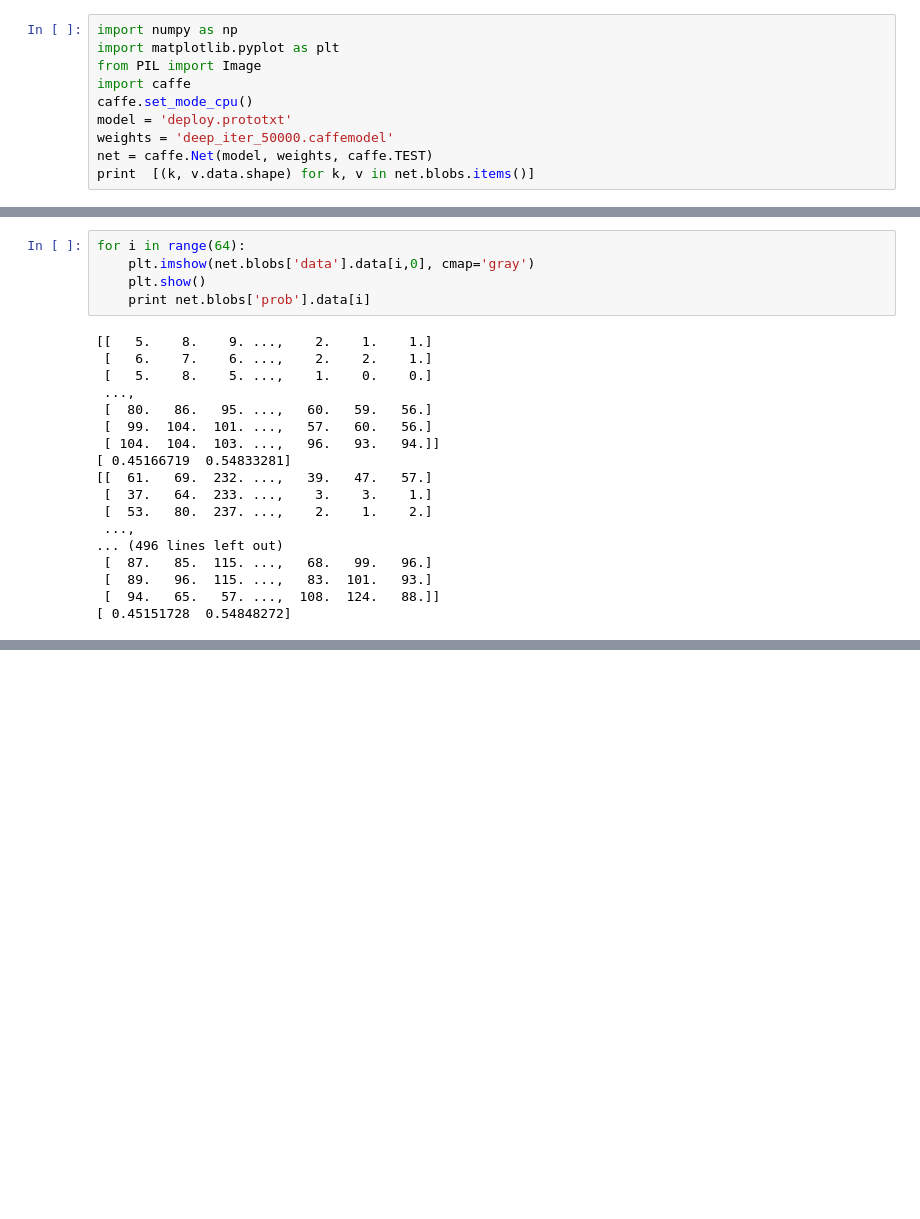
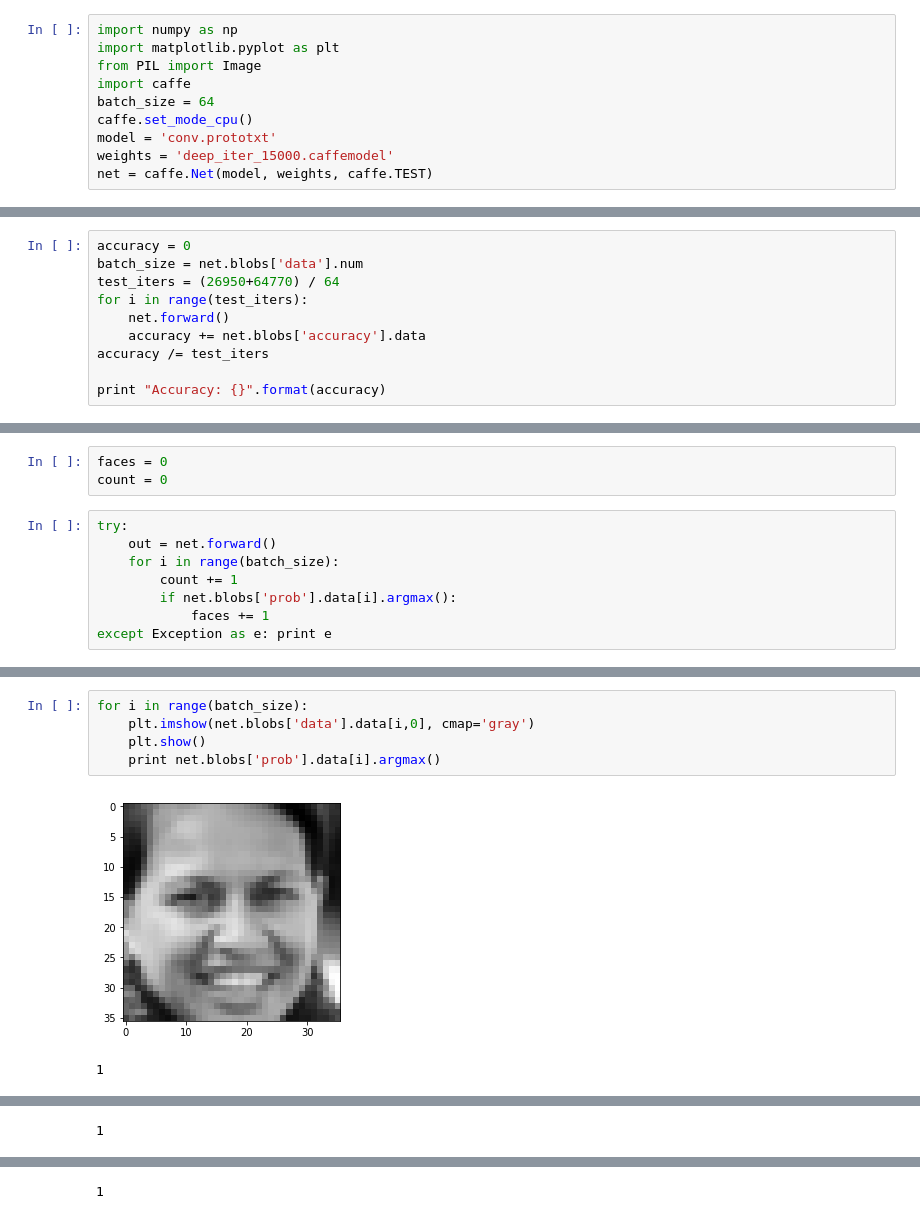
Before and after one commit to neomatamune/deep_5if, a Jupyter notebook: notebooks/Untitled.ipynb, the cells around one changed output, grey strips where cells are left out. Cells and saved outputs as stored; diff of their text form; blank space fills up the shorter version.

```diff
--- a/notebooks/Untitled.ipynb
+++ b/notebooks/Untitled.ipynb
@@ -3,8 +3,8 @@ import numpy as np
 import matplotlib.pyplot as plt
 from PIL import Image
 import caffe
+batch_size = 64
 caffe.set_mode_cpu()
-model = 'deploy.prototxt'
-weights = 'deep_iter_50000.caffemodel'
+model = 'conv.prototxt'
+weights = 'deep_iter_15000.caffemodel'
 net = caffe.Net(model, weights, caffe.TEST)
-print  [(k, v.data.shape) for k, v in net.blobs.items()]
@@ -14,0 +15,10 @@ out = net.forward()
+# %%
+accuracy = 0
+batch_size = net.blobs['data'].num
+test_iters = (26950+64770) / 64
+for i in range(test_iters):
+    net.forward()
+    accuracy += net.blobs['accuracy'].data
+accuracy /= test_iters
+
+print "Accuracy: {}".format(accuracy)
@@ -14,0 +27,11 @@ out = net.forward()
+# %%
+faces = 0
+count = 0
+# %%
+try:
+    out = net.forward()
+    for i in range(batch_size):
+        count += 1
+        if net.blobs['prob'].data[i].argmax():
+            faces += 1
+except Exception as e: print e
@@ -15,23 +42,8 @@ out = net.forward()
 # %%
-for i in range(64):
+for i in range(batch_size):
     plt.imshow(net.blobs['data'].data[i,0], cmap='gray')
     plt.show()
-    print net.blobs['prob'].data[i]
+    print net.blobs['prob'].data[i].argmax()
 # %% [output]
+[figure, added]
-[[   5.    8.    9. ...,    2.    1.    1.]
- [   6.    7.    6. ...,    2.    2.    1.]
- [   5.    8.    5. ...,    1.    0.    0.]
- ...,
- [  80.   86.   95. ...,   60.   59.   56.]
- [  99.  104.  101. ...,   57.   60.   56.]
- [ 104.  104.  103. ...,   96.   93.   94.]]
-[ 0.45166719  0.54833281]
-[[  61.   69.  232. ...,   39.   47.   57.]
- [  37.   64.  233. ...,    3.    3.    1.]
- [  53.   80.  237. ...,    2.    1.    2.]
- ...,
-... (496 lines left out)
- [  87.   85.  115. ...,   68.   99.   96.]
- [  89.   96.  115. ...,   83.  101.   93.]
- [  94.   65.   57. ...,  108.  124.   88.]]
-[ 0.45151728  0.54848272]
+1
@@ -37,0 +51 @@ for i in range(64):
+1
@@ -37,0 +53 @@ for i in range(64):
+1
```
Also changed, not shown: parts of 7 cells of this notebook, 3 other files.
